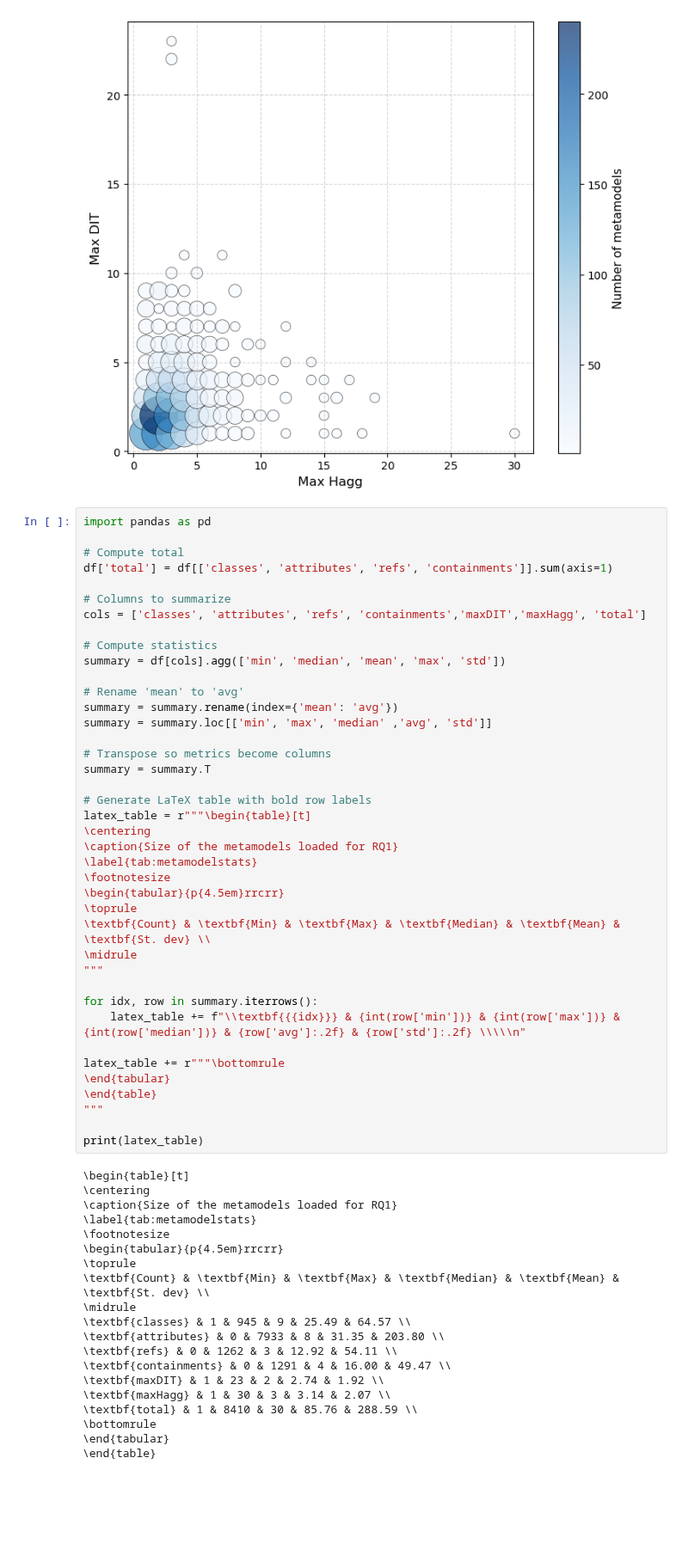
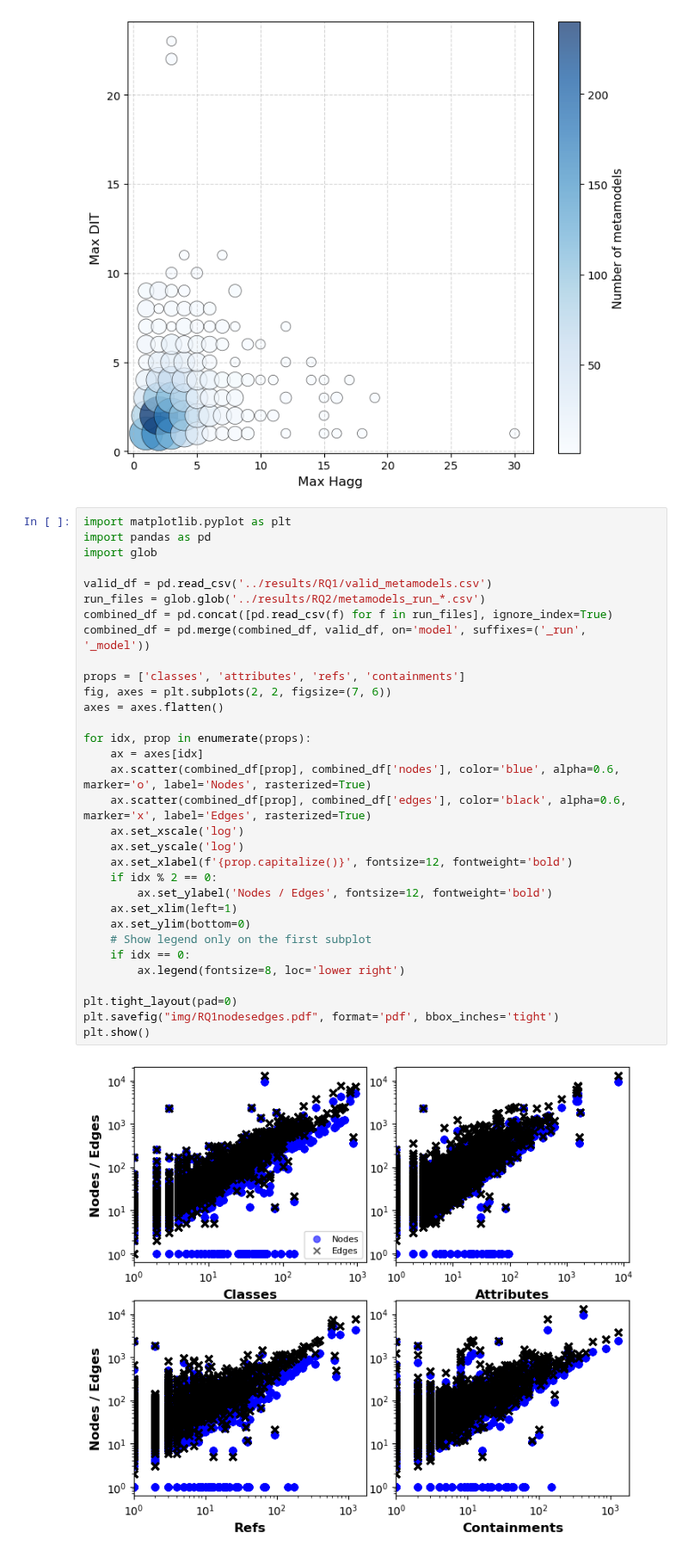
Before and after one commit to geodes-sms/NeoModelingFramework, a Jupyter notebook: Evaluation/analysis/RQ1-results-analysis.ipynb, the cells around one changed output. Shown at 86% size. Cells and saved outputs as stored; diff of their text form; blank space fills up the shorter version.

Commit message:
plottin size per nodes

```diff
--- a/Evaluation/analysis/RQ1-results-analysis.ipynb
+++ b/Evaluation/analysis/RQ1-results-analysis.ipynb
@@ -184,62 +184,36 @@ plt.show()
 # %% [output]
 [figure]
 # %%
+import matplotlib.pyplot as plt
 import pandas as pd
+import glob
 
-# Compute total
-df['total'] = df[['classes', 'attributes', 'refs', 'containments']].sum(axis=1)
+valid_df = pd.read_csv('../results/RQ1/valid_metamodels.csv')
+run_files = glob.glob('../results/RQ2/metamodels_run_*.csv')
+combined_df = pd.concat([pd.read_csv(f) for f in run_files], ignore_index=True)
+combined_df = pd.merge(combined_df, valid_df, on='model', suffixes=('_run', '_model'))
 
-# Columns to summarize
-cols = ['classes', 'attributes', 'refs', 'containments','maxDIT','maxHagg', 'total']
+props = ['classes', 'attributes', 'refs', 'containments']
+fig, axes = plt.subplots(2, 2, figsize=(7, 6))
+axes = axes.flatten()
 
-# Compute statistics
-summary = df[cols].agg(['min', 'median', 'mean', 'max', 'std'])
+for idx, prop in enumerate(props):
+    ax = axes[idx]
+    ax.scatter(combined_df[prop], combined_df['nodes'], color='blue', alpha=0.6, marker='o', label='Nodes', rasterized=True)
+    ax.scatter(combined_df[prop], combined_df['edges'], color='black', alpha=0.6, marker='x', label='Edges', rasterized=True)
+    ax.set_xscale('log')
+    ax.set_yscale('log')
+    ax.set_xlabel(f'{prop.capitalize()}', fontsize=12, fontweight='bold')
+    if idx % 2 == 0:
+        ax.set_ylabel('Nodes / Edges', fontsize=12, fontweight='bold')
+    ax.set_xlim(left=1)
+    ax.set_ylim(bottom=0)
+    # Show legend only on the first subplot
+    if idx == 0:
+        ax.legend(fontsize=8, loc='lower right')
 
-# Rename 'mean' to 'avg'
-summary = summary.rename(index={'mean': 'avg'})
-summary = summary.loc[['min', 'max', 'median' ,'avg', 'std']]
-
-# Transpose so metrics become columns
-summary = summary.T
-
-# Generate LaTeX table with bold row labels
-latex_table = r"""\begin{table}[t]
-\centering
-\caption{Size of the metamodels loaded for RQ1}
-\label{tab:metamodelstats}
-\footnotesize
-\begin{tabular}{p{4.5em}rrcrr}
-\toprule
-\textbf{Count} & \textbf{Min} & \textbf{Max} & \textbf{Median} & \textbf{Mean} & \textbf{St. dev} \\
-\midrule
-"""
-
-for idx, row in summary.iterrows():
-    latex_table += f"\\textbf{{{idx}}} & {int(row['min'])} & {int(row['max'])} & {int(row['median'])} & {row['avg']:.2f} & {row['std']:.2f} \\\\\n"
-
-latex_table += r"""\bottomrule
-\end{tabular}
-\end{table}
-"""
-
-print(latex_table)
+plt.tight_layout(pad=0)
+plt.savefig("img/RQ1nodesedges.pdf", format='pdf', bbox_inches='tight')
+plt.show()
 # %% [output]
-\begin{table}[t]
-\centering
-\caption{Size of the metamodels loaded for RQ1}
-\label{tab:metamodelstats}
-\footnotesize
-\begin{tabular}{p{4.5em}rrcrr}
-\toprule
-\textbf{Count} & \textbf{Min} & \textbf{Max} & \textbf{Median} & \textbf{Mean} & \textbf{St. dev} \\
-\midrule
-\textbf{classes} & 1 & 945 & 9 & 25.49 & 64.57 \\
-\textbf{attributes} & 0 & 7933 & 8 & 31.35 & 203.80 \\
-\textbf{refs} & 0 & 1262 & 3 & 12.92 & 54.11 \\
-\textbf{containments} & 0 & 1291 & 4 & 16.00 & 49.47 \\
-\textbf{maxDIT} & 1 & 23 & 2 & 2.74 & 1.92 \\
-\textbf{maxHagg} & 1 & 30 & 3 & 3.14 & 2.07 \\
-\textbf{total} & 1 & 8410 & 30 & 85.76 & 288.59 \\
-\bottomrule
-\end{tabular}
-\end{table}
+[figure, added]
```
Also changed, not shown: parts of 1 cell of this notebook, 3 other files.
